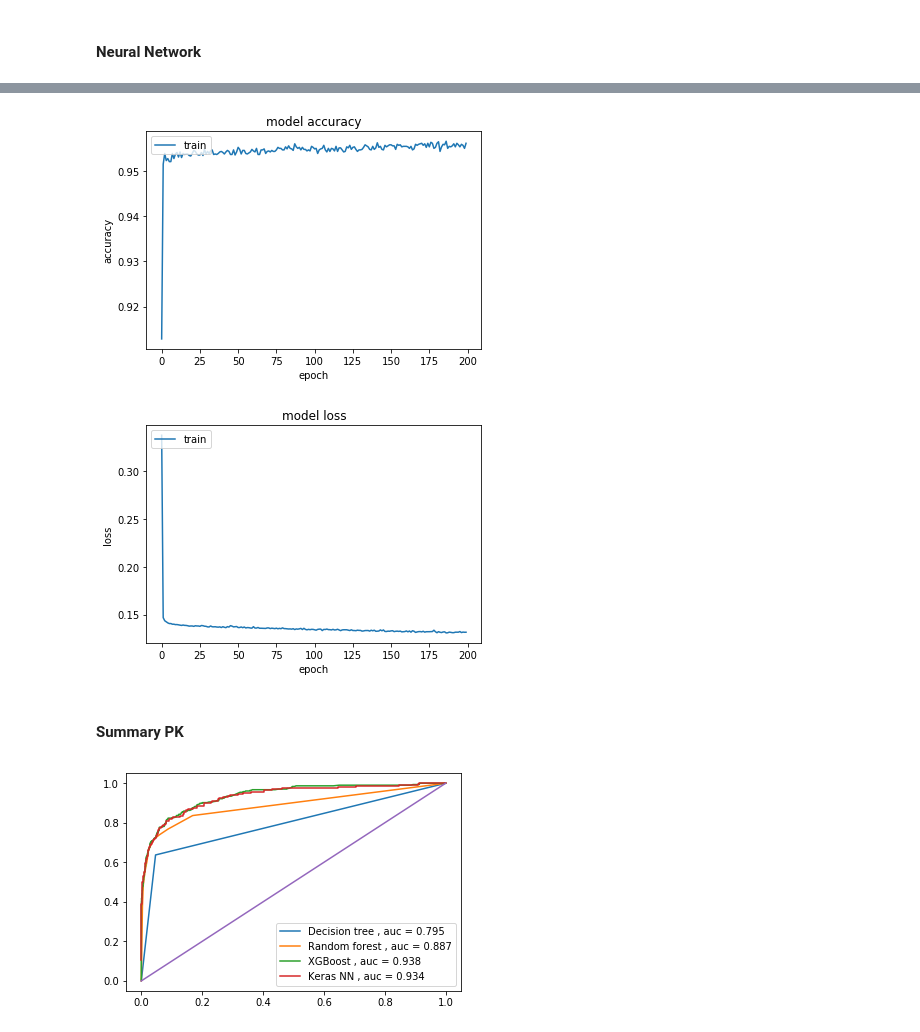
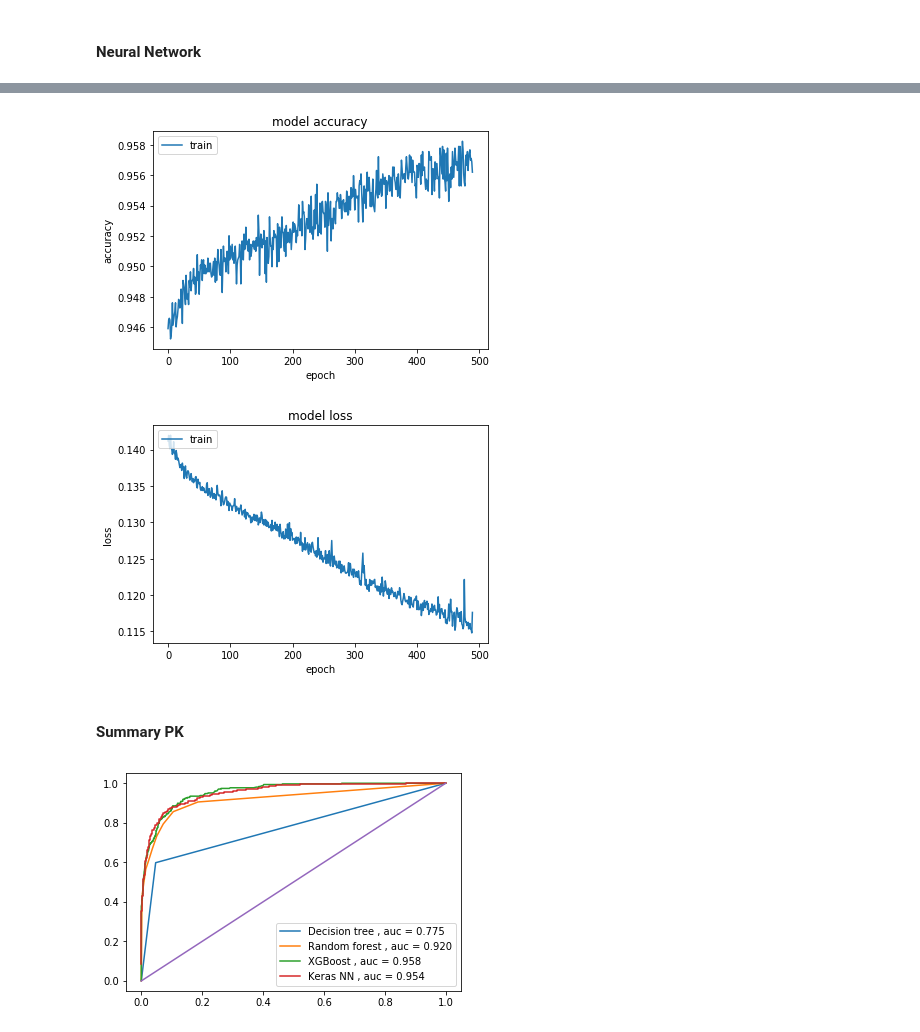
Before and after one commit to pracowniaPK/DataProject, a Jupyter notebook: project2.ipynb, the cells around one changed output, grey strips where cells are left out. Drawn from its saved outputs; the diff is of its cells as text; code cells hidden in the pictures.

```diff
--- a/project2.ipynb
+++ b/project2.ipynb
@@ -82,14 +82,21 @@ col_label.extend(change)
 col_numerical.remove('Churn')
 col_numerical = [c for c in col_numerical if not c in change]
 
-col_PK = ['Profit', 'Fixed revenue (3 months ago)', 'Airtime to mobile (1 month ago)',
-          'Way of payment', 'Cancelled']
-['Age', 'Revenue from roaming (3 months ago)', 'Calls incoming (3 months ago)',
-    'Region', 'Tariff model',]
-['Months since start', 'Total revenue (3 months ago)', 'Calls roaming (3 months ago)',
-    'Profit segment']
-['Revenue from calls (3 months ago)', 'Airtime incoming (1 month ago)',
-    'Sex', 'Academic title']
+# col_PK = ['Profit', 'Fixed revenue (3 months ago)', 'Airtime to mobile (1 month ago)',
+#           'Way of payment', 'Cancelled']
+# ['Age', 'Revenue from roaming (3 months ago)', 'Calls incoming (3 months ago)',
+#     'Region', 'Tariff model',]
+# ['Months since start', 'Total revenue (3 months ago)', 'Calls roaming (3 months ago)',
+#     'Profit segment']
+# ['Revenue from calls (3 months ago)', 'Airtime incoming (1 month ago)',
+#     'Sex', 'Academic title']
+
+col_MS = ['Age', 'Sex', 'Region', 'Academic title']
+col_PK =  ['Fixed revenue (3 months ago)', 'Revenue from roaming (3 months ago)',  'Total revenue (3 months ago)', 'Profit',
+ 'Revenue from calls (3 months ago)']
+col_MP = ['Airtime to mobile (1 month ago)', 'Calls incoming (3 months ago)', 'Calls roaming (3 months ago)',
+ 'Airtime incoming (1 month ago)']
+col_MS = ['Tariff model', 'Way of payment',  'Cancelled', 'Profit segment','Months since start' ]
 
 # col_label
 # col_numerical
@@ -322,4 +304,4 @@ PK_model4.add(Dense(units=1, activation='sigmoid'))
 
 PK_model4.compile(optimizer='adam', loss='binary_crossentropy', metrics=['accuracy'])
 # %%
-history = PK_model4.fit(train_X_PK, train_y, epochs=200, batch_size=128)
+history = PK_model4.fit(train_X_PK, train_y, epochs=500 , batch_size=128, verbose=0)
@@ -350,21 +314,21 @@ PK_model4.metrics_names
 ['loss', 'acc']
 # %%
-plt.plot(history.history['acc'])
+plt.plot(history.history['acc'][10:])
 plt.title('model accuracy')
 plt.ylabel('accuracy')
 plt.xlabel('epoch')
 plt.legend(['train', 'test'], loc='upper left')
 plt.show()
 
-plt.plot(history.history['loss'])
+plt.plot(history.history['loss'][10:])
 plt.title('model loss')
 plt.ylabel('loss')
 plt.xlabel('epoch')
 plt.legend(['train', 'test'], loc='upper left')
 plt.show()
 # %% [output]
-[figure, old version]
+[figure, new version]
-[figure, old version]
+[figure, new version]
 # %% [markdown]
 #### Summary PK
 # %%
@@ -377,4 +341,4 @@ proba_list_PK = [
 models_names_PK = ["Decision tree", "Random forest", "XGBoost", "Keras NN"]
 ROC(proba_list_PK, models_names_PK, test_X_PK, test_y)
 # %% [output]
-[figure, old version]
+[figure, new version]
```
Also changed, not shown: parts of 11 cells of this notebook.
